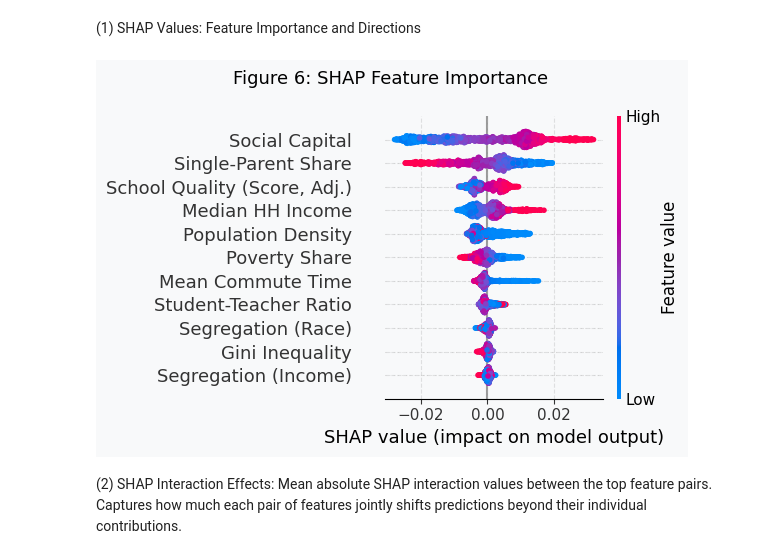
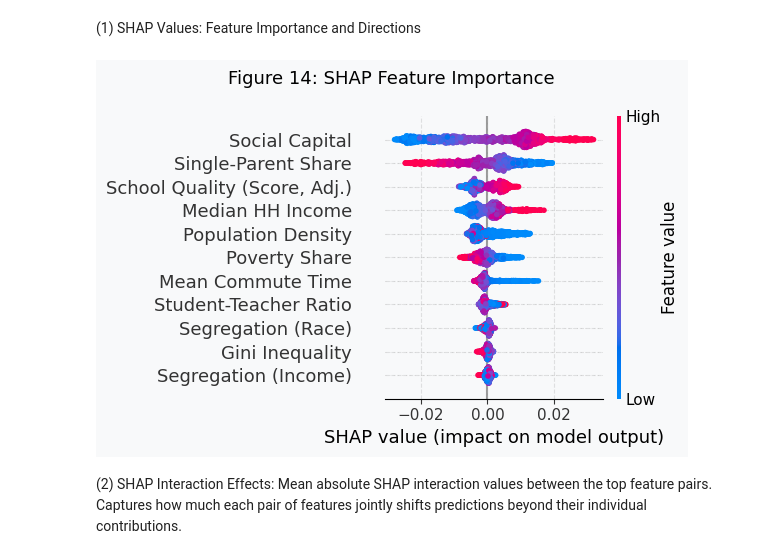
Before and after one commit to V-1414/Econ_148_Project3, a Jupyter notebook: Analysis/draft2.ipynb, the cells around one changed output. Saved outputs shown, nothing was run; the diff lists cells and outputs as text; code cells hidden in the pictures.

```diff
--- a/Analysis/draft2.ipynb
+++ b/Analysis/draft2.ipynb
@@ -361,0 +374,28 @@ Analytic sample: 1382 counties (dropped 1837 for missing)
+# %%
+%matplotlib inline
+
+dist_labels = {
+    "seg_race":              "Segregation (Race)",
+    "seg_income":            "Segregation (Income)",
+    "school_quality":        "School Quality (Score, Adj.)",
+    "student_teacher_ratio": "Student-Teacher Ratio",
+    "single_parent":         "Single-Parent Share",
+    "inequality":            "Gini Inequality",
+    "commute":               "Mean Commute Time",
+    "social_capital":        "Social Capital",
+    "poor_share2010":        "Poverty Share",
+}
+
+def plot_hist(ax, x, label, color):
+    ax.hist(x, bins=40, color=color, edgecolor="white", alpha=0.85)
+    ax.axvline(x.median(), color=RED, lw=1.4, ls="--", label=f"median={x.median():.2f}")
+    ax.set_title(f"{label}  (mean={x.mean():.2f}, sd={x.std():.2f})", fontsize=9)
+    ax.set_xlabel(label, fontsize=8); ax.set_ylabel("Counties", fontsize=8)
+    ax.legend(fontsize=7, loc="upper right")
+
+fig, axes = plt.subplots(3, 3, figsize=(15, 11))
+fig.suptitle("Figure 1: Distribution of Each Main Predictor (analytic sample)", fontsize=14, y=1.00)
+for ax, p in zip(axes.flat, dist_labels.keys()):
+    plot_hist(ax, analytic[p], dist_labels[p], BLUE)
+
+plt.tight_layout()
@@ -832,18 +1144,18 @@ RF CV R²: 0.677
 # %%
 %matplotlib inline
 
 explainer   = shap.TreeExplainer(rf)
 shap_values = explainer.shap_values(X)
 
 shap_df = pd.DataFrame(shap_values, columns=PREDICTORS)
 
 fig, ax = plt.subplots(figsize=(6, 4))
-fig.suptitle("Figure 6: SHAP Feature Importance", fontsize=13)
+fig.suptitle("Figure 14: SHAP Feature Importance", fontsize=13)
 shap.summary_plot(shap_values, X, feature_names=[pred_labels[p] for p in PREDICTORS],
                   show=False, plot_size=None)
 plt.tight_layout()
 # %% [output]
-[figure, old version]
+[figure, new version]
 # %% [markdown]
 (2) SHAP Interaction Effects: Mean absolute SHAP interaction values between the top feature pairs. Captures how much each pair of features jointly shifts predictions beyond their individual contributions.
 # %%
```
Also changed, not shown: parts of 50 cells of this notebook.
